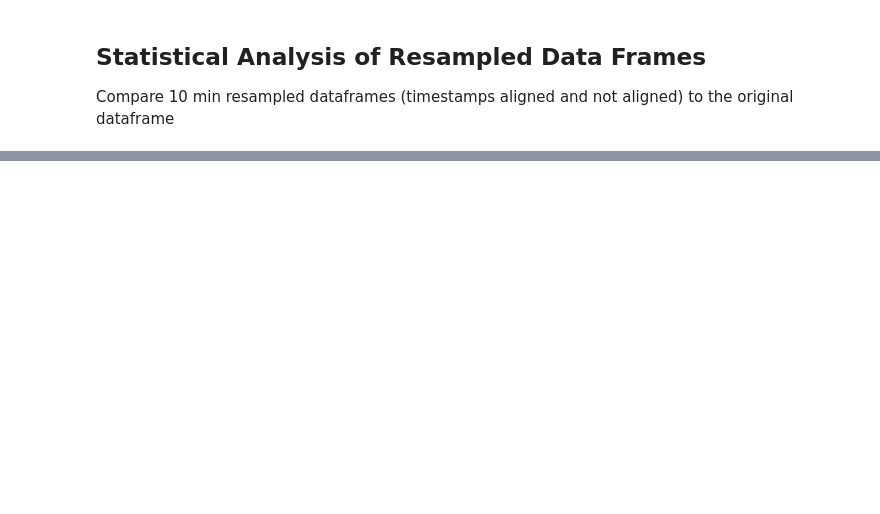
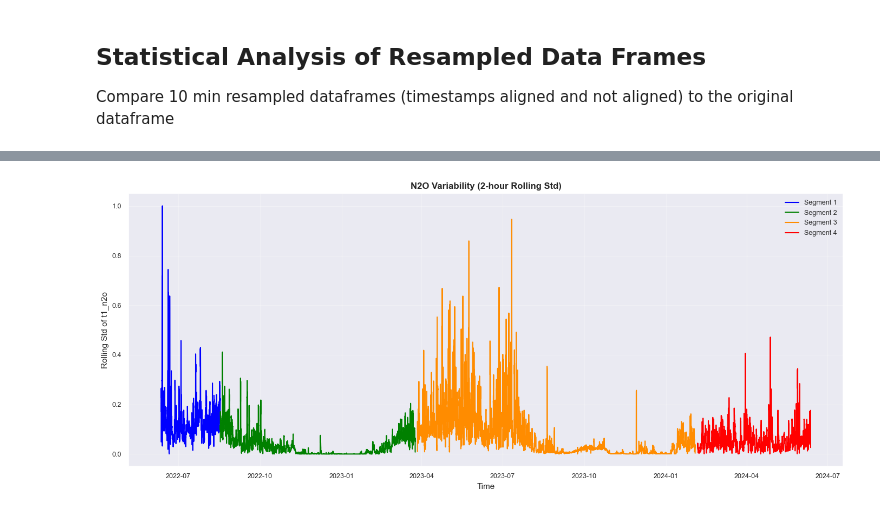
Before and after one commit to tom-mcarthur03/EDS_Design_Project, a Jupyter notebook: notebooks/data_preprocessing/EDA_local.ipynb, the cells around one changed output, grey strips where cells are left out. Drawn from its saved outputs; the diff is of its cells as text; code cells hidden in the pictures; blank space fills up the shorter version.

```diff
--- a/notebooks/data_preprocessing/EDA_local.ipynb
+++ b/notebooks/data_preprocessing/EDA_local.ipynb
@@ -133,0 +816,31 @@ comparison
+# %%
+#Plot 2-hour rolling variability
+
+window = 36  # 6 hours for 10-min data
+
+plt.figure(figsize=(14,6))
+
+for seg_id in segment_ids:
+
+    seg_df = df_10T_segments[df_10T_segments["segment_id"] == seg_id]
+
+    rolling_std = seg_df["t1_n2o"].rolling(
+        window=window,
+        min_periods=1
+    ).std()
+
+    plt.plot(
+        seg_df.index,
+        rolling_std,
+        label=f"Segment {seg_id}",
+        color=segment_colors[seg_id]   # ← updated
+    )
+
+plt.title("N2O Variability (2-hour Rolling Std)")
+plt.xlabel("Time")
+plt.ylabel("Rolling Std of t1_n2o")
+plt.legend()
+plt.tight_layout()
+plt.show()
+# %% [output]
+[figure, added]
```
Also changed, not shown: parts of 53 cells of this notebook.
